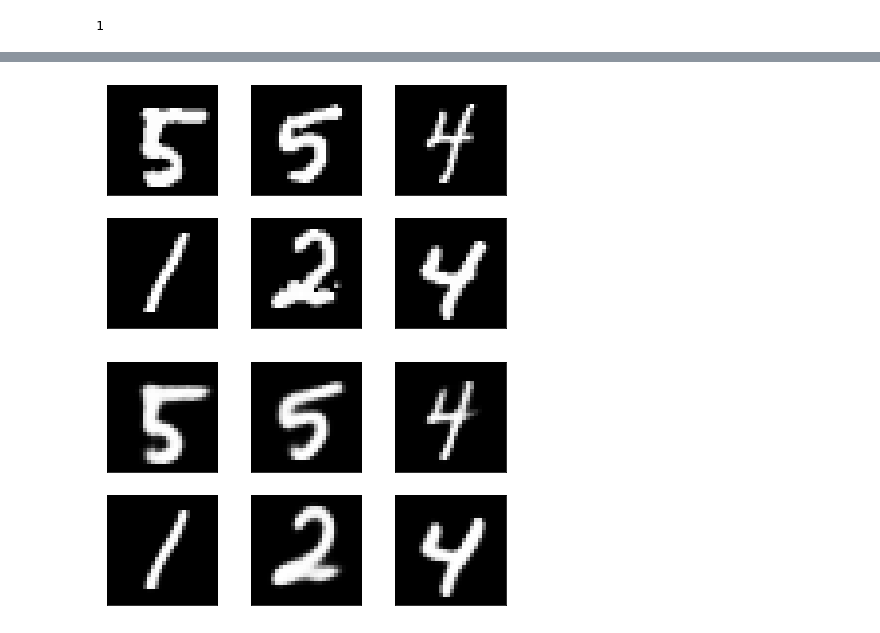
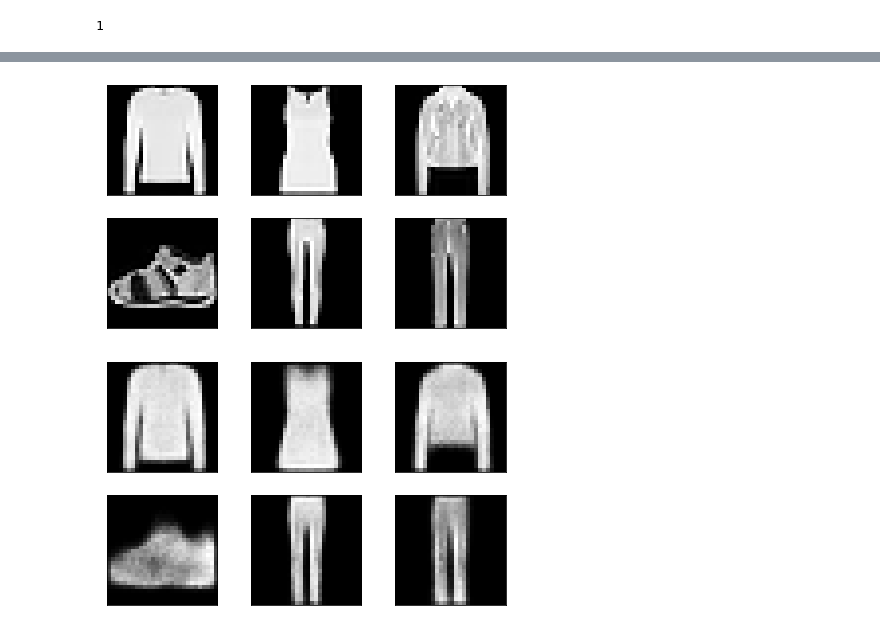
Before and after one commit to BenjaminEriksen95/VAEGen, a Jupyter notebook: CNN-VAE.ipynb, the cells around one changed output, grey strips where cells are left out. Saved outputs shown, nothing was run; the diff lists cells and outputs as text; code cells hidden in the pictures.

```diff
--- a/CNN-VAE.ipynb
+++ b/CNN-VAE.ipynb
@@ -22,3 +23,13 @@ test= MNIST(
+# %%
+
+
+bs=32*8*2
+train = FashionMNIST(
+    root='data', train=True, transform=transforms.ToTensor(),
+    download=True)
+test= FashionMNIST(
+    root='data', train=True, transform=transforms.ToTensor(),
+    download=False)
 # %%
 train_loader = torch.utils.data.DataLoader(
   train,
@@ -57,7 +77,7 @@ class Flatten(torch.nn.Module):
         return input.view(input.size(0), -1)
 # %%
 class UnFlatten(torch.nn.Module):
-    def forward(self, input, size=1024):
+    def forward(self, input, size=1025):
         return input.view(input.size(0), size, 1, 1)
 # %%
 NNprint_=False;
@@ -86,10 +106,12 @@ class VAE(torch.nn.Module):
             NNprint(),
             torch.nn.ReLU(),
             Flatten(),
+
+
             NNprint(),
 
         )
-
+        self.h_dim=h_dim
         self.fc1 = torch.nn.Linear(h_dim, z_dim)
         self.fc2 = torch.nn.Linear(h_dim, z_dim)
         self.fc3 = torch.nn.Linear(z_dim, h_dim)
@@ -97,6 +119,7 @@ class VAE(torch.nn.Module):
         self.decoder = torch.nn.Sequential(
             NNprint(),
             UnFlatten(),
+            NNprint(),
             torch.nn.ConvTranspose2d(h_dim, 128, kernel_size=4, stride=2),
             torch.nn.ReLU(),
             NNprint(),
@@ -123,8 +146,9 @@ class VAE(torch.nn.Module):
         z = self.reparameterize(mu, logvar)
         return z, mu, logvar
 
-    def encode(self, x):
+    def encode(self, x,labels):
         h = self.encoder(x)
+        h=torch.cat((h,labels.float().reshape(labels.size(0),1).to(device)),dim=1)
         z, mu, logvar = self.bottleneck(h)
         return z, mu, logvar
 
@@ -133,8 +157,8 @@ class VAE(torch.nn.Module):
         z = self.decoder(z)
         return z
 
-    def forward(self, x):
-        z, mu, logvar = self.encode(x)
+    def forward(self, x,labels):
+        z, mu, logvar = self.encode(x,labels)
         z = self.decode(z)
         return z, mu, logvar
 # %%
@@ -143,7 +167,7 @@ image_channels
 # %% [output]
 1
 # %%
-model = VAE(image_channels=image_channels,h_dim=1024,z_dim=16).to(device)
+model = VAE(image_channels=image_channels,h_dim=1025,z_dim=16).to(device)
 optimizer = torch.optim.Adam(model.parameters(), lr=1e-3)
 # %%
 def loss_fn(recon_x, x, mu, logvar):
@@ -206,19 +218,19 @@ for i in range(6):
     plt.xticks([])
     plt.yticks([])
 # %% [output]
-[figure, old version]
+[figure, new version]
 # %%
-example_data_nn=model(example_data.to(device))
+example_data_nn=model(example_data.to(device),example_targets)
 fig = plt.figure()
 for i in range(6):
     plt.subplot(2,3,i+1)
     plt.tight_layout()
     plt.imshow(example_data_nn[0][i][0].cpu().data, cmap='gray', interpolation='none')
 #     plt.title("Ground Truth: {}".format(example_targets[i]))
     plt.xticks([])
     plt.yticks([])
 # %% [output]
-[figure, old version]
+[figure, new version]
 # %%
 example_data_nn=model(example_data.to(device))
 # %%
```
Also changed, not shown: parts of 9 cells of this notebook, 5 other files.
